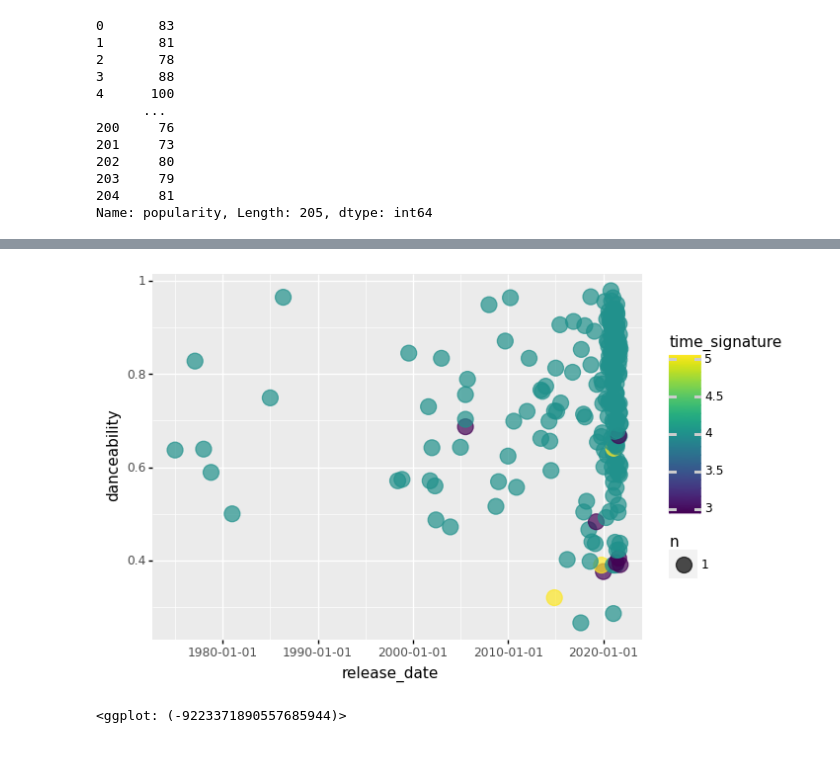
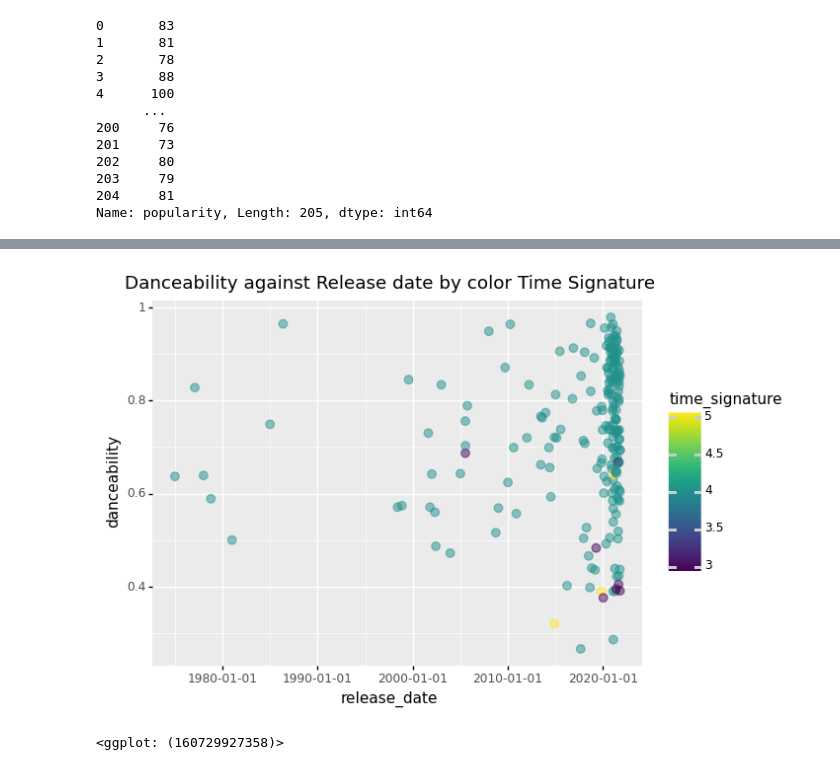
Before and after one commit to s-helal/tiktokify, a Jupyter notebook: graphs.ipynb, the cells around one changed output, grey strips where cells are left out. Drawn from its saved outputs; the diff is of its cells as text; code cells hidden in the pictures.

```diff
--- a/graphs.ipynb
+++ b/graphs.ipynb
@@ -210,18 +227,20 @@ plot2
 # %%
+# Plot 4: Danceability against Release date by color Time Signature
 '''
 Plot danceability against release date by color time signature,
 we can clearly see that most TikTok songs are very new, released within one year of being popular on TikTok.
 The danceability value is across the spectrum for recent TikTok songs, but older songs are overall in the
 higher range of danceability, which is likely why users picked out the song in the first place.
 Again it is visible that most data points is 4 beats per bar, but less danceable songs have 3/5 beats per bar
 and that they are recent, so the novelty is likely valued more for those songs by TikTok users than time signature.
 '''
 plot3 = p9.ggplot(data, p9.aes(x='release_date', y = "danceability", color = "time_signature") )
-plot3 += p9.geom_count(alpha = 0.7)
+plot3 += p9.geom_count(alpha = 0.5, size = 3)
+plot3 += p9.ggtitle('Danceability against Release date by color Time Signature')
 plot3
 # %% [output]
-[figure, old version]
+[figure, new version]
-<ggplot: (-9223371890557685944)>
+<ggplot: (160729927358)>
 # %%
 gg = p9.ggplot(data, p9.aes(x='popularity'))
 gg += p9.geom_density(fill = "#ffb3ba", alpha = 0.5)
```
Also changed, not shown: parts of 13 cells of this notebook.
